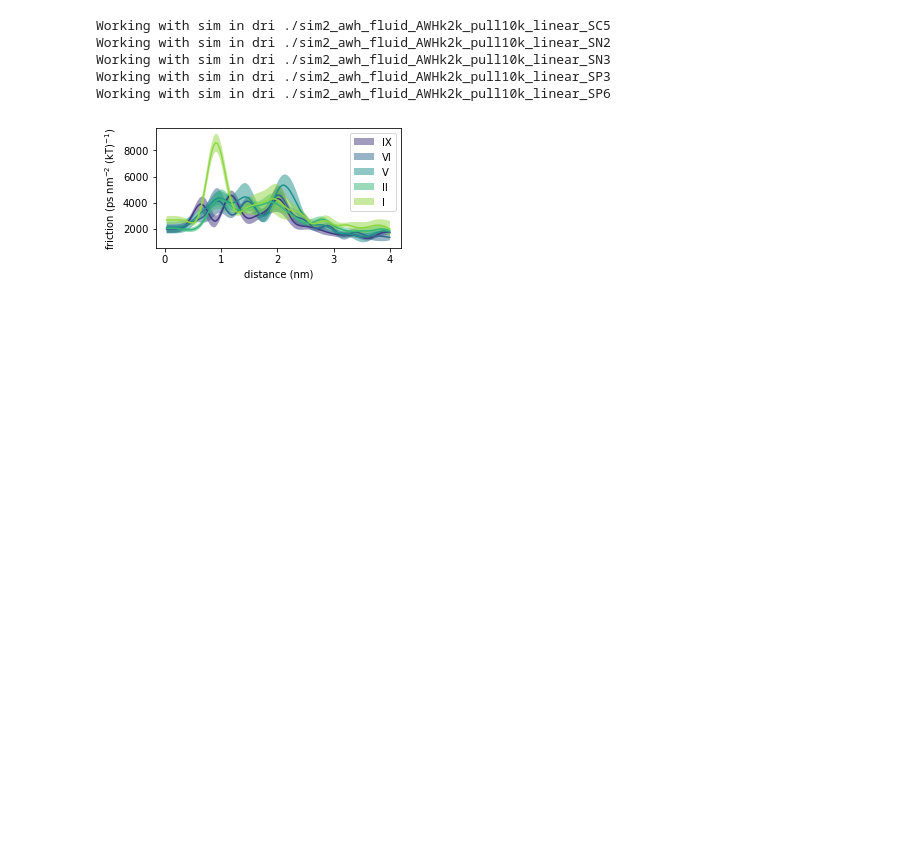
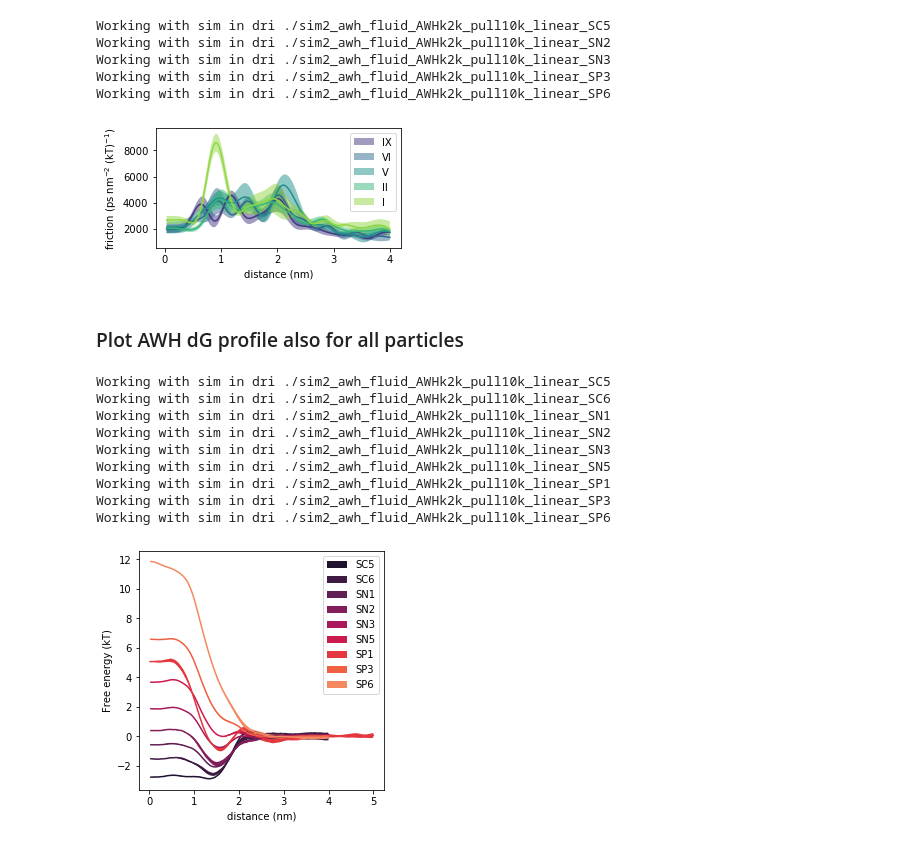
Before and after one commit to jmelcr/permeability, a Jupyter notebook: martini3/cholesterol00p_PC_variousTails_sims/saturation_DPPC-POPC_titration/perm_particle_EOLS/dopc-unsat_0-169_d_100/plot_awh_fric_profiles.ipynb, the cells around one changed output. Drawn from its saved outputs; the diff is of its cells as text; code cells hidden in the pictures; blank space fills up the shorter version.

```diff
--- a/martini3/cholesterol00p_PC_variousTails_sims/saturation_DPPC-POPC_titration/perm_particle_EOLS/dopc-unsat_0-169_d_100/plot_awh_fric_profiles.ipynb
+++ b/martini3/cholesterol00p_PC_variousTails_sims/saturation_DPPC-POPC_titration/perm_particle_EOLS/dopc-unsat_0-169_d_100/plot_awh_fric_profiles.ipynb
@@ -713,3 +722,44 @@ Working with sim in dri ./sim2_awh_fluid_AWHk2k_pull10k_linear_SN3
 Working with sim in dri ./sim2_awh_fluid_AWHk2k_pull10k_linear_SP3
 Working with sim in dri ./sim2_awh_fluid_AWHk2k_pull10k_linear_SP6
 [figure]
+# %% [markdown]
+### Plot AWH dG profile also for all particles
+# %%
+# select a nice palette
+sns.set_palette("rocket", n_colors=len(sim_list))
+
+for sim_list, xxpc in zip([sims, ], ["DOPC", ]):
+    for s in sim_list:
+        if (xxpc == 'DOPC') and s.pname.startswith("S"):
+            print("Working with sim in dri {}".format(s.dirname))
+            try:
+                    #curr_hydrophobic_level = particle_names_to_levels[s.pname]
+                    (x_half, awhsym, awhsym_err) = prep_to_plot(s.awh_x, s.awh)
+                    plt.plot(x_half, awhsym)  #, label="{}".format(s.pname))
+                    if True:
+                        plt.fill_between(x=x_half,
+                                     y1=awhsym+awhsym_err,
+                                     y2=awhsym-awhsym_err,
+                                     label="{}".format(s.pname))
+            except:
+                print("troubles plotting simulation in {}".format(s.dirname))
+
+    plt.legend()
+    fig = plt.gca()
+    fig.figure.set_size_inches([4.4,4.4])
+    #plt.ylim([-1, 11])
+    plt.ylabel("Free energy (kT)")
+    plt.xlabel("distance (nm)")
+    plt.savefig("awh_dG_profiles_{}_various-particles_all-particles.png".format(xxpc), dpi=150, bbox_inches='tight')
+    plt.show()
+# %% [output]
+Working with sim in dri ./sim2_awh_fluid_AWHk2k_pull10k_linear_SC5
+Working with sim in dri ./sim2_awh_fluid_AWHk2k_pull10k_linear_SC6
+Working with sim in dri ./sim2_awh_fluid_AWHk2k_pull10k_linear_SN1
+Working with sim in dri ./sim2_awh_fluid_AWHk2k_pull10k_linear_SN2
+Working with sim in dri ./sim2_awh_fluid_AWHk2k_pull10k_linear_SN3
+Working with sim in dri ./sim2_awh_fluid_AWHk2k_pull10k_linear_SN5
+Working with sim in dri ./sim2_awh_fluid_AWHk2k_pull10k_linear_SP1
+Working with sim in dri ./sim2_awh_fluid_AWHk2k_pull10k_linear_SP3
+Working with sim in dri ./sim2_awh_fluid_AWHk2k_pull10k_linear_SP6
+[figure, added]
```
Also changed, not shown: parts of 7 cells of this notebook, 3 other files.
